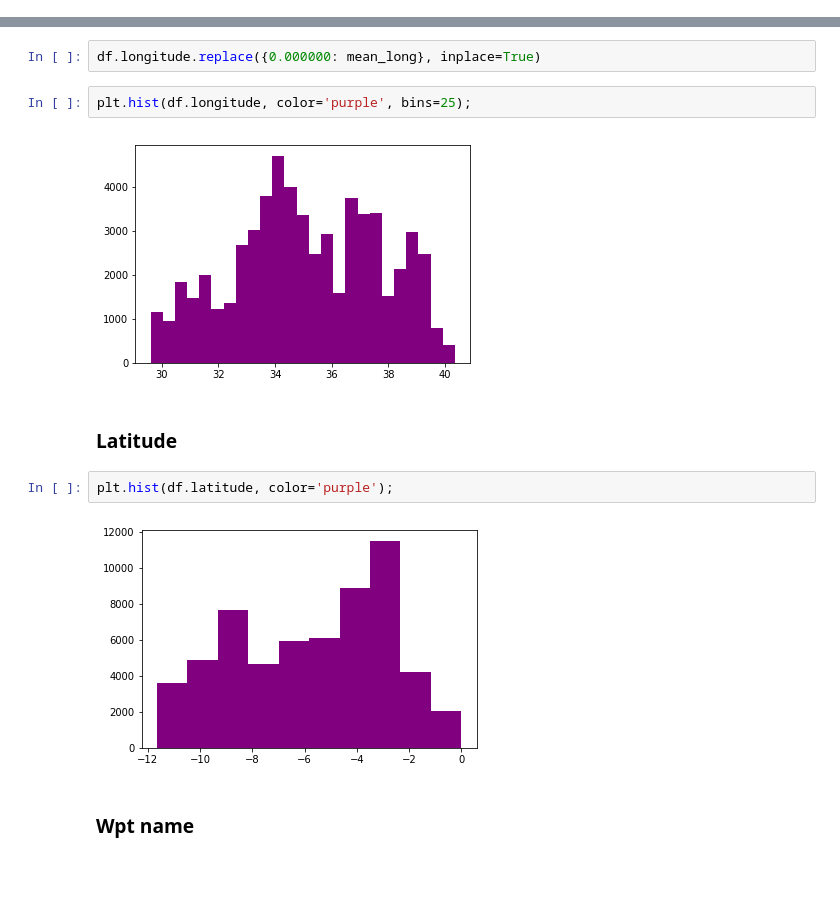
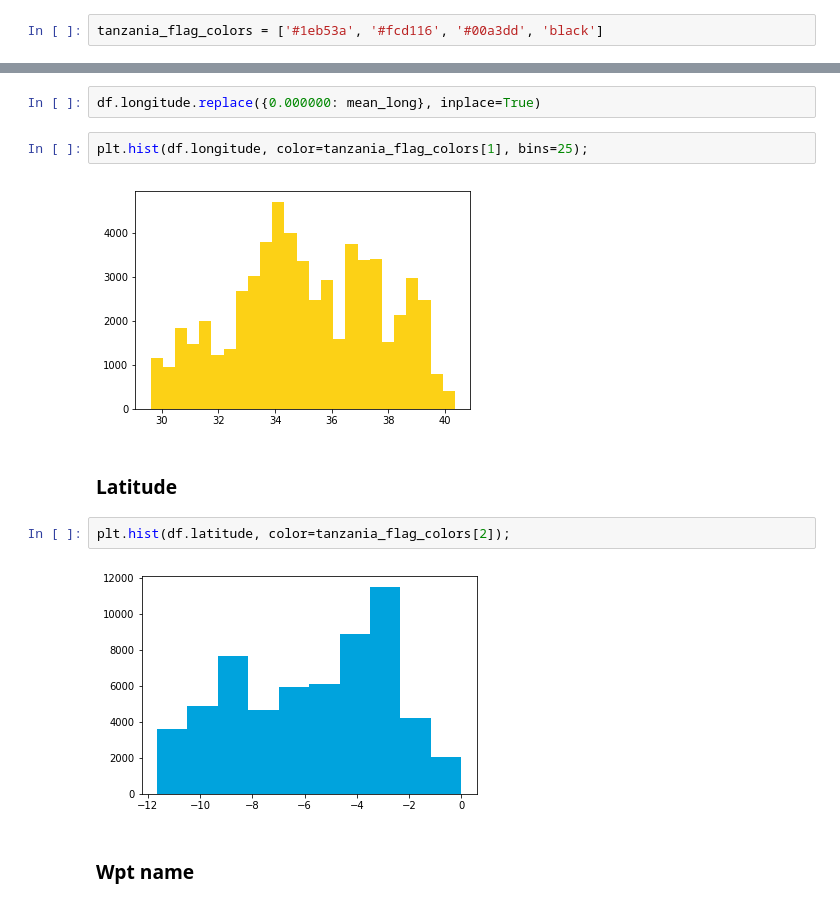
Before and after one commit to MagicMilly/dsc-3-final-project-online-ds-ft-100118, a Jupyter notebook: student.ipynb, the cells around one changed output, grey strips where cells are left out. Cells and saved outputs as stored; diff of their text form; blank space fills up the shorter version.

```diff
--- a/student.ipynb
+++ b/student.ipynb
@@ -127,3 +131,5 @@ def plot_feature_importances(model):
+# %%
+tanzania_flag_colors = ['#1eb53a', '#fcd116', '#00a3dd', 'black']
 # %% [markdown]
 ## I. Load & Inspect the Data<a id='section_1'></a>
 # %%
@@ -645,15 +651,15 @@ mean_long
 # %%
 df.longitude.replace({0.000000: mean_long}, inplace=True)
 # %%
-plt.hist(df.longitude, color='purple', bins=25);
+plt.hist(df.longitude, color=tanzania_flag_colors[1], bins=25);
 # %% [output]
-[figure, old version]
+[figure, new version]
 # %% [markdown]
 ### Latitude
 # %%
-plt.hist(df.latitude, color='purple');
+plt.hist(df.latitude, color=tanzania_flag_colors[2]);
 # %% [output]
-[figure, old version]
+[figure, new version]
 # %% [markdown]
 ### Wpt name
 # %%
```
Also changed, not shown: parts of 35 cells of this notebook.
